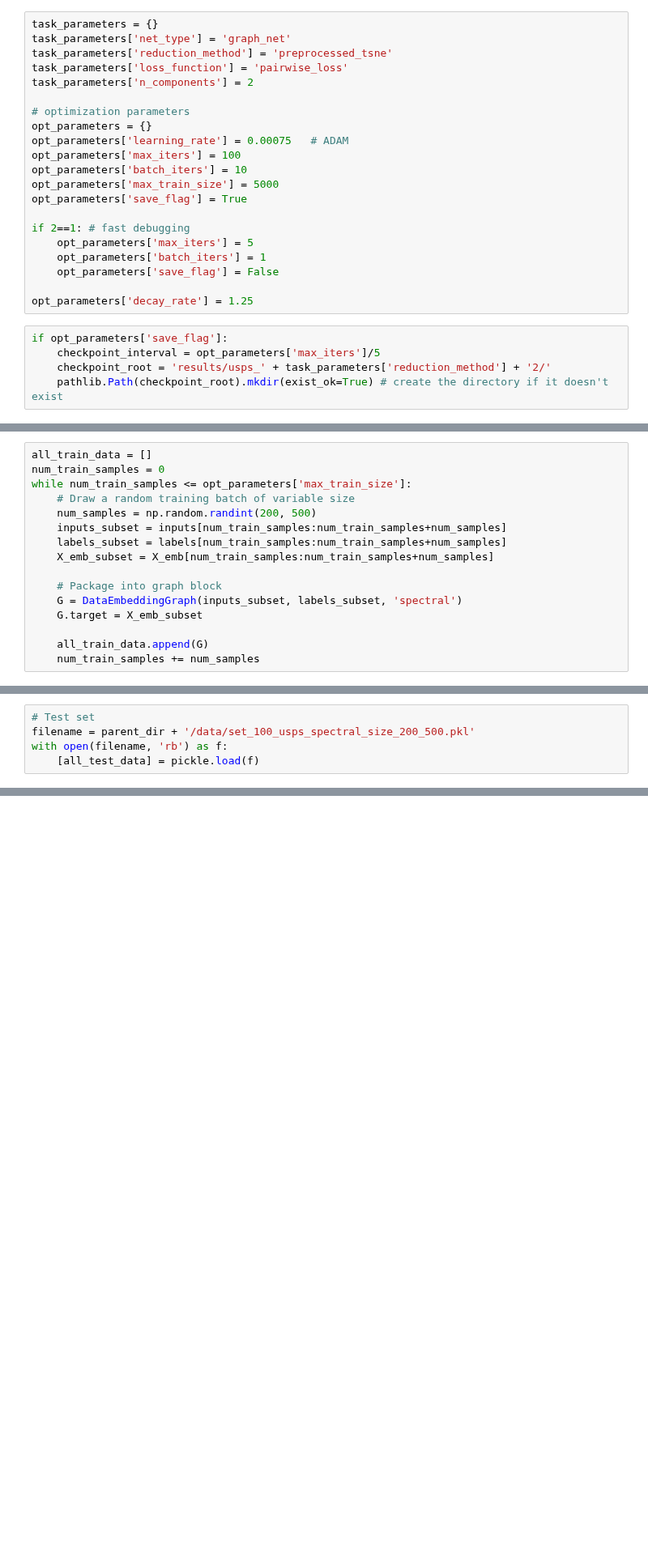
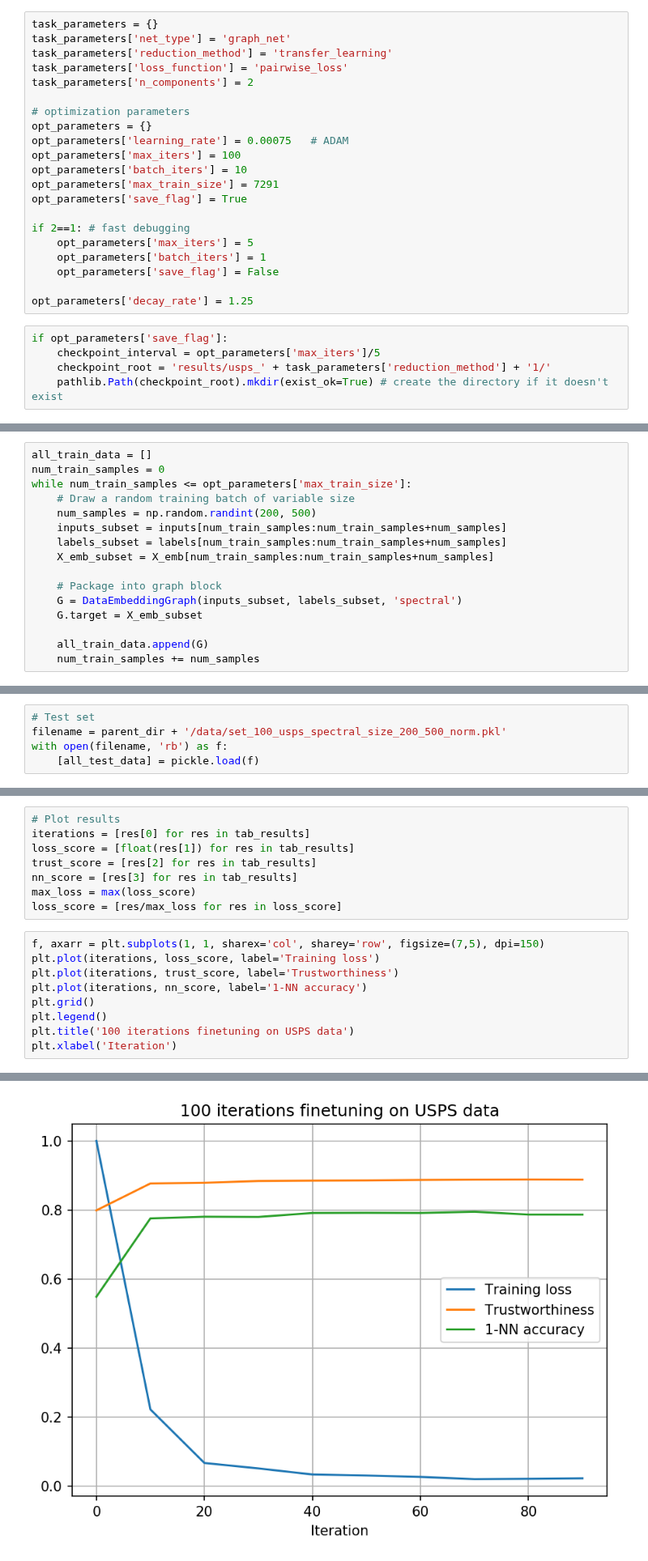
Before and after one commit to leowyy/fyp-graph-clustering, a Jupyter notebook: transfer_learning_usps.ipynb, the cells around one changed output, grey strips where cells are left out. Shown at 81% size. Cells and saved outputs as stored; diff of their text form; blank space fills up the shorter version.

Commit message:
Finetuning on usps

```diff
--- a/transfer_learning_usps.ipynb
+++ b/transfer_learning_usps.ipynb
@@ -70,7 +69,7 @@ net = net.to(device)
 # %%
 task_parameters = {}
 task_parameters['net_type'] = 'graph_net'
-task_parameters['reduction_method'] = 'preprocessed_tsne'
+task_parameters['reduction_method'] = 'transfer_learning'
 task_parameters['loss_function'] = 'pairwise_loss'
 task_parameters['n_components'] = 2
 
@@ -79,7 +78,7 @@ opt_parameters = {}
 opt_parameters['learning_rate'] = 0.00075   # ADAM
 opt_parameters['max_iters'] = 100
 opt_parameters['batch_iters'] = 10
-opt_parameters['max_train_size'] = 5000
+opt_parameters['max_train_size'] = 7291
 opt_parameters['save_flag'] = True
 
 if 2==1: # fast debugging
@@ -91,7 +90,7 @@ opt_parameters['decay_rate'] = 1.25
 # %%
 if opt_parameters['save_flag']:
     checkpoint_interval = opt_parameters['max_iters']/5
-    checkpoint_root = 'results/usps_' + task_parameters['reduction_method'] + '2/'
+    checkpoint_root = 'results/usps_' + task_parameters['reduction_method'] + '1/'
     pathlib.Path(checkpoint_root).mkdir(exist_ok=True) # create the directory if it doesn't exist
 # %%
 # Pre-processed train data
@@ -125,6 +124,6 @@ Total number of samples = 5000
 # %%
 # Test set
-filename = parent_dir + '/data/set_100_usps_spectral_size_200_500.pkl'
+filename = parent_dir + '/data/set_100_usps_spectral_size_200_500_norm.pkl'
 with open(filename, 'rb') as f:
     [all_test_data] = pickle.load(f)
 # %%
@@ -229,0 +229,18 @@ Trust = 0.7020, 1-NN = 0.3772, time to compute = 0.21s
+# %%
+# Plot results
+iterations = [res[0] for res in tab_results]
+loss_score = [float(res[1]) for res in tab_results]
+trust_score = [res[2] for res in tab_results]
+nn_score = [res[3] for res in tab_results]
+max_loss = max(loss_score)
+loss_score = [res/max_loss for res in loss_score]
+# %%
+f, axarr = plt.subplots(1, 1, sharex='col', sharey='row', figsize=(7,5), dpi=150)
+plt.plot(iterations, loss_score, label='Training loss')
+plt.plot(iterations, trust_score, label='Trustworthiness')
+plt.plot(iterations, nn_score, label='1-NN accuracy')
+plt.grid()
+plt.legend()
+plt.title('100 iterations finetuning on USPS data')
+plt.xlabel('Iteration')
+# %% [output]
@@ -229,0 +248 @@ Trust = 0.7020, 1-NN = 0.3772, time to compute = 0.21s
+[figure, added]
```
Also changed, not shown: parts of 9 cells of this notebook, 2 other files.
